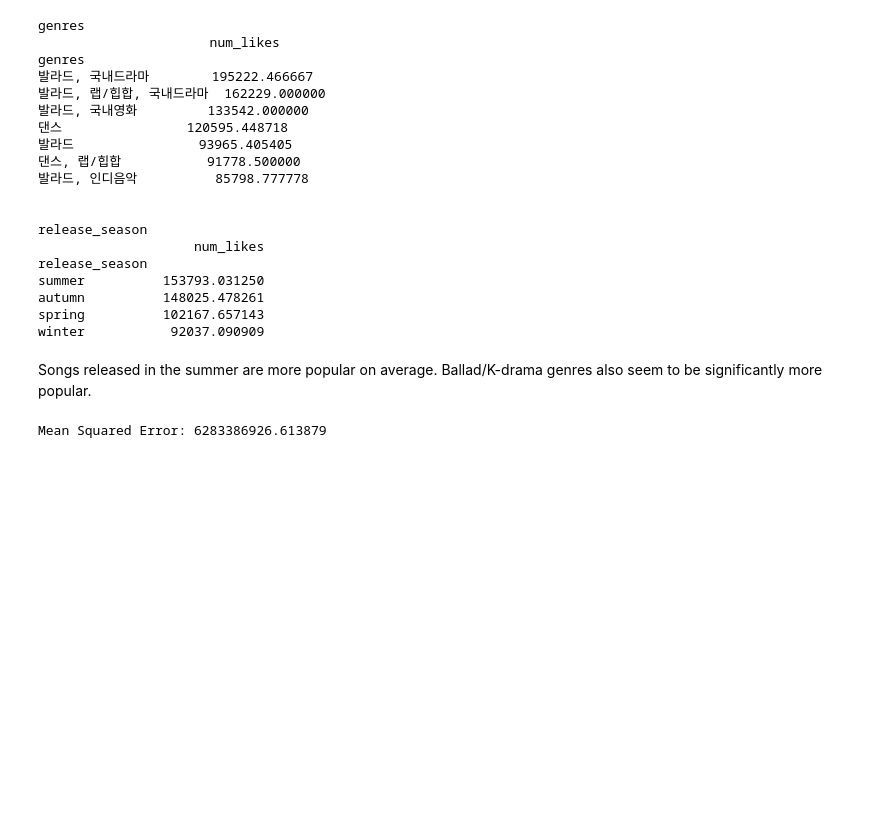
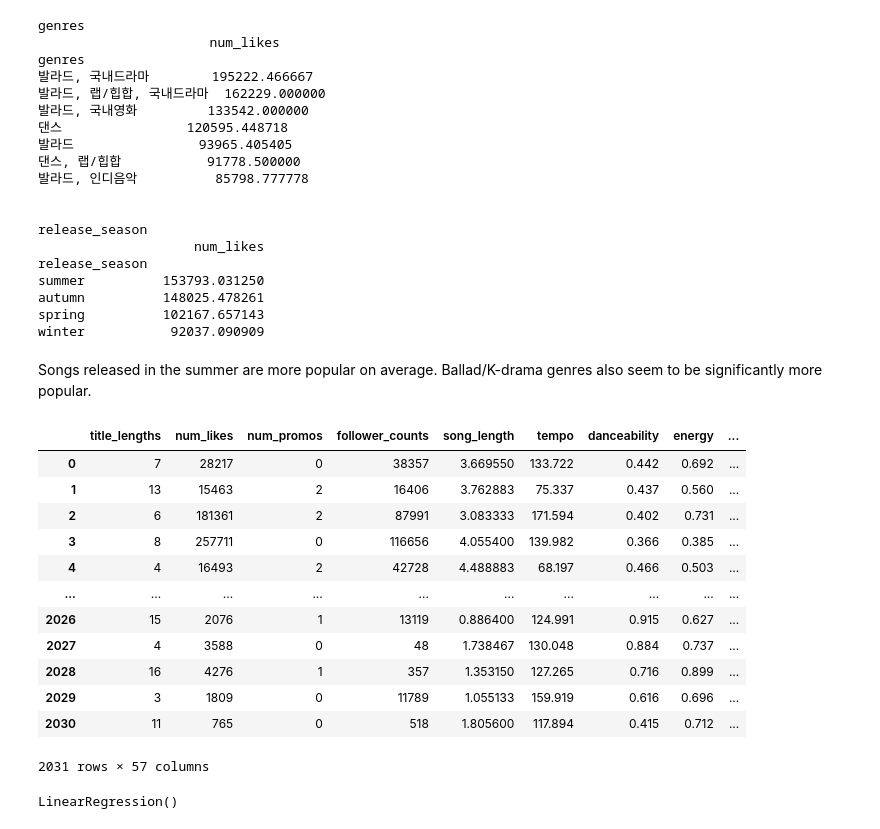
Before and after one commit to andrewango/kr_music_popularity, a Jupyter notebook: kr_music_popularity.ipynb, the cells around one changed output. Cells and saved outputs as stored; diff of their text form; code cells hidden in the pictures; blank space fills up the shorter version.

Commit message:
Drop independent features, Train/test w multiple linear regression model, calculated R^2 and MSE
Analyzed correlations and project domain to determine what features to remove

```diff
--- a/kr_music_popularity.ipynb
+++ b/kr_music_popularity.ipynb
@@ -488,4 +483,26 @@ spring          102167.657143
 winter           92037.090909
 # %% [markdown]
 Songs released in the summer are more popular on average. Ballad/K-drama genres also seem to be significantly more popular.
+# %%
+df = df.drop(['titles', 'artists', 'release_date', 'release_date_quantized', 'time_signature', 'release_season', 'num_comments', 'valence', 'loudness', 'acousticness', 'lyric_lengths'], axis=1)
+# %%
+states = pd.get_dummies(df, drop_first=True)
+df = df.drop(['genres', 'key', 'mode'], axis=1)
+df = pd.concat([df, states], axis=1)
+# %%
+display(df)
+# %% [output]
+|  | title_lengths | num_likes | num_promos | follower_counts | song_length | tempo | danceability | energy | ... |
+| 0 | 7 | 28217 | 0 | 38357 | 3.669550 | 133.722 | 0.442 | 0.692 | ... |
+| 1 | 13 | 15463 | 2 | 16406 | 3.762883 | 75.337 | 0.437 | 0.560 | ... |
+| 2 | 6 | 181361 | 2 | 87991 | 3.083333 | 171.594 | 0.402 | 0.731 | ... |
+| 3 | 8 | 257711 | 0 | 116656 | 4.055400 | 139.982 | 0.366 | 0.385 | ... |
+| 4 | 4 | 16493 | 2 | 42728 | 4.488883 | 68.197 | 0.466 | 0.503 | ... |
+| ... | ... | ... | ... | ... | ... | ... | ... | ... | ... |
+| 2026 | 15 | 2076 | 1 | 13119 | 0.886400 | 124.991 | 0.915 | 0.627 | ... |
+| 2027 | 4 | 3588 | 0 | 48 | 1.738467 | 130.048 | 0.884 | 0.737 | ... |
+| 2028 | 16 | 4276 | 1 | 357 | 1.353150 | 127.265 | 0.716 | 0.899 | ... |
+| 2029 | 3 | 1809 | 0 | 11789 | 1.055133 | 159.919 | 0.616 | 0.696 | ... |
+| 2030 | 11 | 765 | 0 | 518 | 1.805600 | 117.894 | 0.415 | 0.712 | ... |
+2031 rows × 57 columns
 # %%
@@ -497,20 +511,10 @@ df = df.drop(['titles', 'artists', 'release_date', 'num_comments'], axis=1)
-# %%
-# Convert categorical to numerical
-df = pd.get_dummies(df)
-
-X = df.drop('num_likes', axis=1)
-y = df['num_likes']
-
-X_train, X_test, y_train, y_test = train_test_split(X, y, test_size=0.44, random_state=42)
-
-# Training our model
-rf = RandomForestRegressor(n_estimators=100, random_state=42)
-rf.fit(X_train, y_train)
-
-y_pred = rf.predict(X_test)
-
-# Evaluation
-mse = mean_squared_error(y_test, y_pred)
-print('Mean Squared Error:', mse)
-# %% [output]
-Mean Squared Error: 6283386926.613879
+# %%
+x = df.drop('num_likes', axis=1)
+y = df['num_likes']
+
+x_train, x_test, y_train, y_test = train_test_split(x, y, test_size=0.2, random_state=69)
+
+LR = LinearRegression()
+LR.fit(x_train, y_train)
+# %% [output]
+LinearRegression()
```
Also changed, not shown: parts of 14 cells of this notebook.
